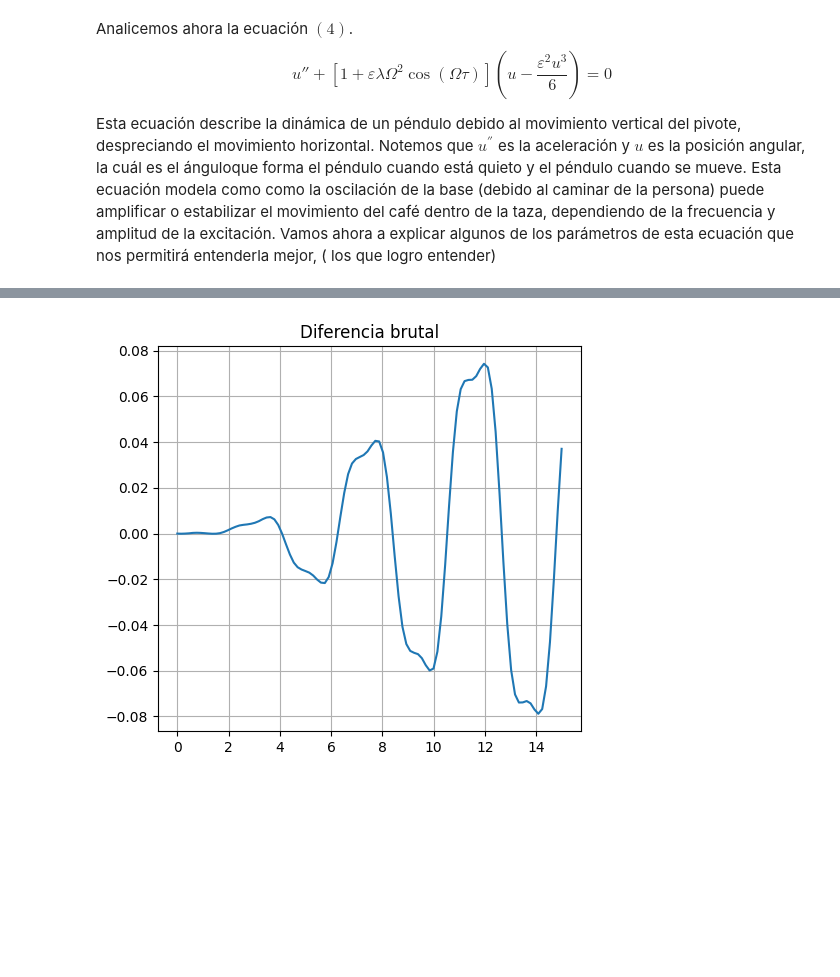
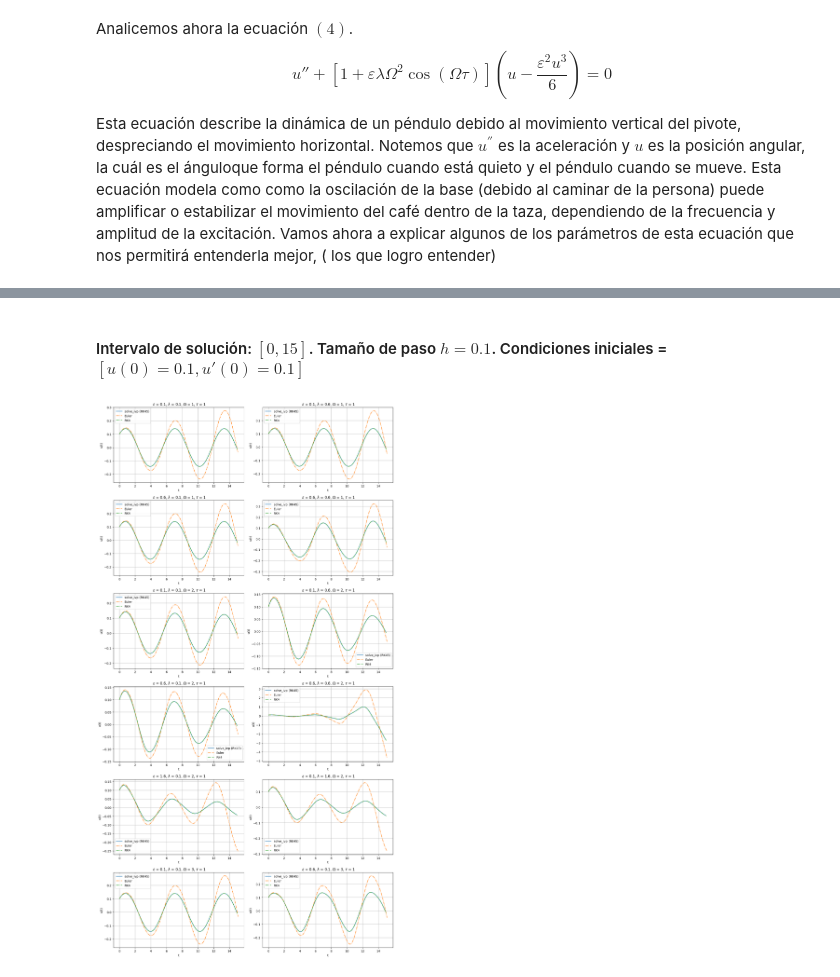
Before and after one commit to unalmedmathnum/Carvajal-Gallego-Quintero-TAREA-3, a Jupyter notebook: ODE.ipynb, the cells around one changed output, grey strips where cells are left out. Cells and saved outputs as stored; diff of their text form; code cells hidden in the pictures; blank space fills up the shorter version.

```diff
--- a/ODE.ipynb
+++ b/ODE.ipynb
@@ -340,10 +79,62 @@ plt.grid(True)
-# %%
-dif = [ (sol_propia[1][0][j] - sol_sci.y[0][j]) for j in range(100)]
-
-plt.figure(figsize=(12,5)) #Figura de solución
-plt.subplot(121)
-plt.plot(sol_sci.t, dif, label='t')
-plt.title('Diferencia brutal')
-plt.grid(True)
-# %% [output]
-[figure, removed]
+# %%
+
+# Sistema (*)
+def slosh(t, y, epsilon, lamda, omega, tau):
+    return [
+        y[1],
+        (epsilon**2 * y[0]**3 / 6 - y[0]) * (1 + epsilon * lamda * omega**2 * np.cos(omega * tau * t))
+    ]
+# %% [markdown]
+#### Intervalo de solución: $[0,15]$. Tamaño de paso $h = 0.1$. Condiciones iniciales = $[u(0) = 0.1, u'(0) = 0.1]$
+# %%
+
+#Diccionario con parámetros varios
+tau = 1
+param_dict = {
+    1: (0.1, 0.1, 1, tau),
+    2: (0.1, 0.6, 1, tau),
+    3: (0.6, 0.1, 1, tau),
+    4: (0.6, 0.6, 1, tau),
+    5: (0.1, 0.1, 2, tau),
+    6: (0.1, 0.6, 2, tau),
+    7: (0.6, 0.1, 2, tau),
+    8: (0.6, 0.6, 2, tau),
+    9: (1.6, 0.1, 2, tau),
+    10: (0.1, 1.6, 2, tau),
+    11: (0.1, 0.1, 3, tau),
+    12: (0.6, 0.1, 3, tau),
+}
+
+#Intervalo, condiciones iniciales y tamaño de paso
+t_span = (0, 15)
+iv = [0.1, 0.1]
+h = 0.1
+
+plt.figure(figsize=(14, 30))
+
+for idx, (key, params) in enumerate(param_dict.items(), start=1):
+    #Solución con scipy
+    sol_ivp = solve_ivp(
+        slosh, t_span, iv, t_eval=np.arange(0, 15, h), args=params, method='RK45'
+    )
+
+    #Solución con Euler
+    t_euler, u_euler, v_euler = eulerex(lambda t, y: slosh(t, y, *params), 0, iv, 15, h)
+
+    #Solución con RK4
+    t_rk4, w_rk4 = RK4(lambda t, y: slosh(t, y, *params), 0, 15, 2, h, iv)
+
+    plt.subplot(7, 2, idx)
+    plt.plot(sol_ivp.t, sol_ivp.y[0], label='solve_ivp (RK45)', linestyle='-')
+    plt.plot(t_euler, u_euler, label='Euler', linestyle='-.')
+    plt.plot(t_rk4, w_rk4[0], label='RK4', linestyle='-.')
+    plt.title(rf' $\epsilon$ = {param_dict[key][0]}, $\lambda$ = {param_dict[key][1]}, $\Omega$ = {param_dict[key][2]}, $ \tau$ = {param_dict[key][3]}')
+    plt.xlabel('t')
+    plt.ylabel('u(t)')
+    plt.legend()
+    plt.grid(True)
+
+plt.tight_layout()
+plt.show()
+# %% [output]
+[figure, added]
```
Also changed, not shown: parts of 17 cells of this notebook, 6 other files.
